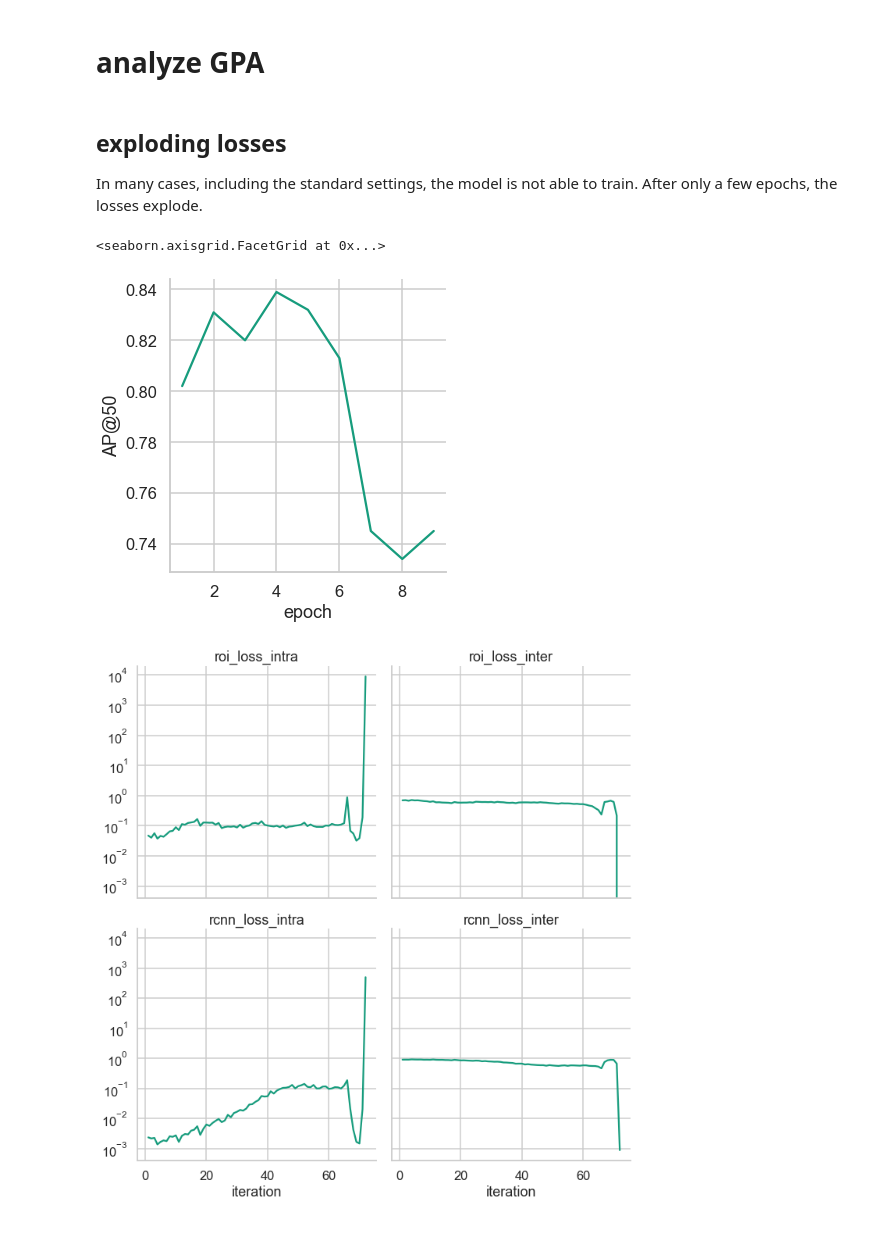
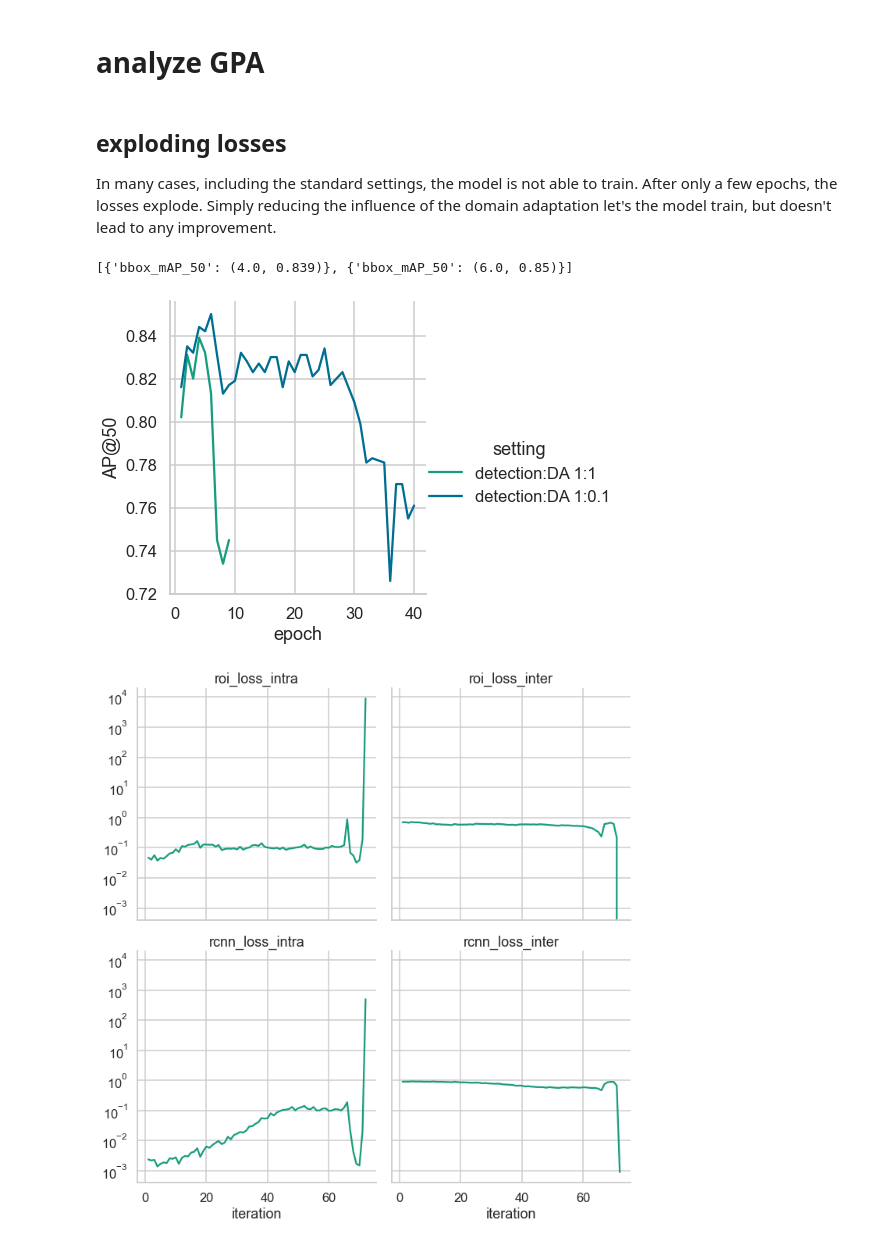
Before and after one commit to ThaddaeusWiedemer/FisheyeSPA, a Jupyter notebook: results/gpa.ipynb, the cells around one changed output. Drawn from its saved outputs; the diff is of its cells as text; code cells hidden in the pictures.

Commit message:
finished experiments on balancing losses for vanilla GPA

```diff
--- a/results/gpa.ipynb
+++ b/results/gpa.ipynb
@@ -2,23 +2,26 @@
 # analyze GPA
 # %% [markdown]
 ## exploding losses
-In many cases, including the standard settings, the model is not able to train. After only a few epochs, the losses explode.
+In many cases, including the standard settings, the model is not able to train. After only a few epochs, the losses explode. Simply reducing the influence of the domain adaptation let's the model train, but doesn't lead to any improvement.
 # %%
 from log_analysis import *
 
-logs = [['GPA/tuning/coco_piropo_100a_da1roi1rcnn1intra1inter1nFalsegtFalsemean_squared_seed.log', 'a', '0', 'std']]
+logs = [['GPA/tuning/coco_piropo_100a_da1roi1rcnn1intra1inter1nFalsegtFalsemean_squared_seed.log', 'detection:DA 1:1'],
+        ['GPA/tuning/coco_piropo_100a_da01roi1rcnn1intra1inter1nFalsegtFalsemean_squared_seed.log', 'detection:DA 1:0.1'],# -> can't decrease intra-losses
+]
 
 sb.set_context('talk')
 sb.set_style('whitegrid')
 sb.set_palette(kit())
 
-df, maxs = df_from_log(['i', 'mode'], ['bbox_mAP_50'], logs, get_max=True)
+df, maxs = df_from_log(['setting'], ['bbox_mAP_50'], logs, get_max=True)
 
-g = sb.relplot(data=df[df['occurrence']<=40], x='occurrence', y='value', kind='line')
+g = sb.relplot(data=df[df['occurrence']<=40], x='occurrence', y='value', kind='line', hue='setting')
 g.set_axis_labels('epoch', 'AP@50')
+print(maxs)
 # %% [output]
-<seaborn.axisgrid.FacetGrid at 0x...>
+[{'bbox_mAP_50': (4.0, 0.839)}, {'bbox_mAP_50': (6.0, 0.85)}]
-[figure, old version]
+[figure, new version]
 # %%
 from log_analysis import *
 
```
Also changed, not shown: parts of 22 cells of this notebook, 2 other files.
